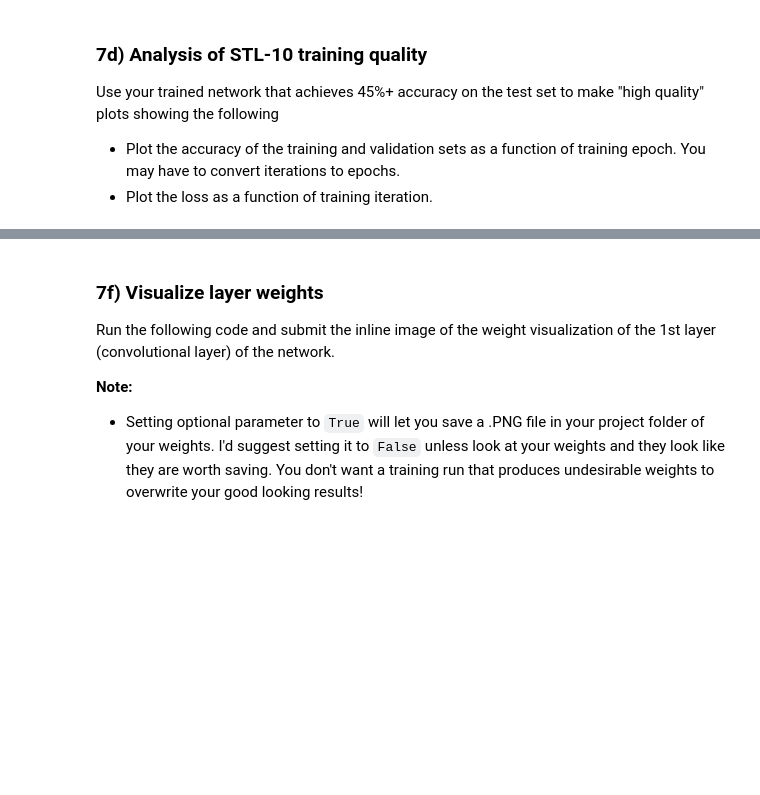
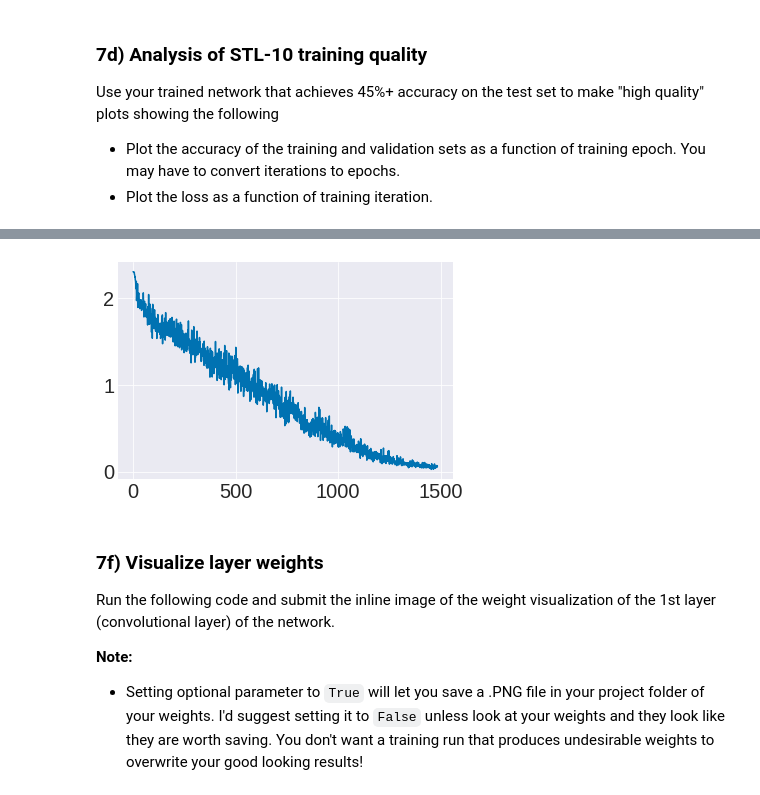
Before and after one commit to ejseal21/NeuralNetworks, a Jupyter notebook: project3/optimize_and_train_cnn.ipynb, the cells around one changed output, grey strips where cells are left out. Cells and saved outputs as stored; diff of their text form; code cells hidden in the pictures; blank space fills up the shorter version.

```diff
--- a/project3/optimize_and_train_cnn.ipynb
+++ b/project3/optimize_and_train_cnn.ipynb
@@ -494,5 +477,0 @@ Accuracy history: [0.16, 0.24, 0.22, 0.24, 0.26, 0.42, 0.42, 0.42, 0.46, 0.46, 0
-# %%
-# SGD-M
-sgd_m = ConvNet4(input_shape=input_shape, wt_scale=wt_scale, verbose=False)
-sgd_m.compile('sgd_momentum')
-sgd_m.fit(x_dev, y_dev, x_val, y_val, mini_batch_sz=mini_batch_sz, n_epochs=n_epochs)
@@ -665,6 +521,8 @@ plt.show()
 # %%
-plt.plot(netT.loss_history)
+plt.plot(net.loss_history)
 plt.show()
+# %% [output]
+[figure, added]
 # %% [markdown]
 ### 7f) Visualize layer weights
 
```
Also changed, not shown: parts of 24 cells of this notebook, 1 other file.
